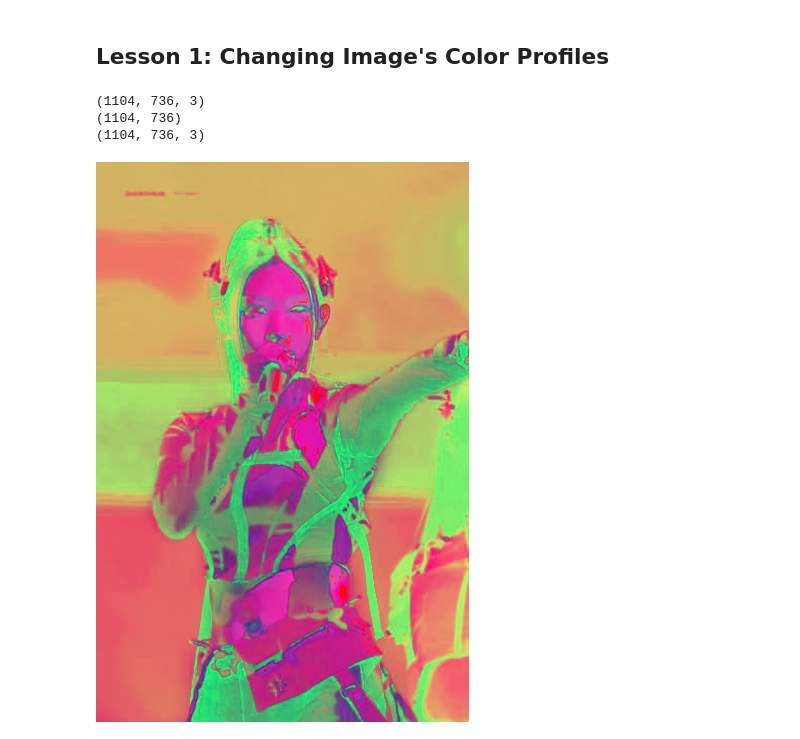
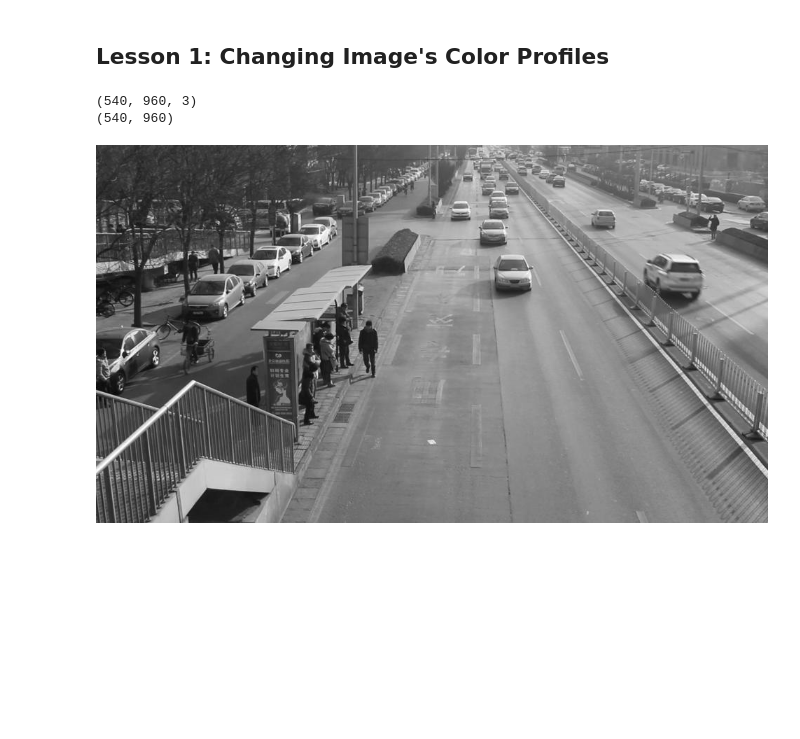
Before and after one commit to sydneyruoj/MeXE402_Finals_Abeleda_Dannielle_Louis_Ponsica_Sydney_Ruoj_I-, a Jupyter notebook: Converting_Images_to_Grayscale.ipynb, the cells around one changed output. Saved outputs shown, nothing was run; the diff lists cells and outputs as text; code cells hidden in the pictures; blank space fills up the shorter version.

```diff
--- a/Converting_Images_to_Grayscale.ipynb
+++ b/Converting_Images_to_Grayscale.ipynb
@@ -12,21 +12,20 @@ clear_output()
 # %%
 import cv2
 from google.colab.patches import cv2_imshow
 
 #colorful image - 3 channels
-image = cv2.imread("images/color.jpg")
+image = cv2.imread("/content/MeXE402_Finals_Abeleda_Dannielle_Louis_Ponsica_Sydney_Ruoj_I-/images/day_1.jpg")
 print(image.shape)
 
 #grayscale image
 gray = cv2.cvtColor(image,cv2.COLOR_BGR2GRAY)
 print(gray.shape)
 
 #HSV Image
-HSV = cv2.cvtColor(image,cv2.COLOR_BGR2HSV)
-print(HSV.shape)
-cv2_imshow(HSV)
+#HSV = cv2.cvtColor(image,cv2.COLOR_BGR2HSV)
+#print(HSV.shape)
+cv2_imshow(gray)
 # %% [output]
-(1104, 736, 3)
-(1104, 736)
-(1104, 736, 3)
+(540, 960, 3)
+(540, 960)
-[figure, old version]
+[figure, new version]
```
Also changed, not shown: parts of 2 cells of this notebook.
